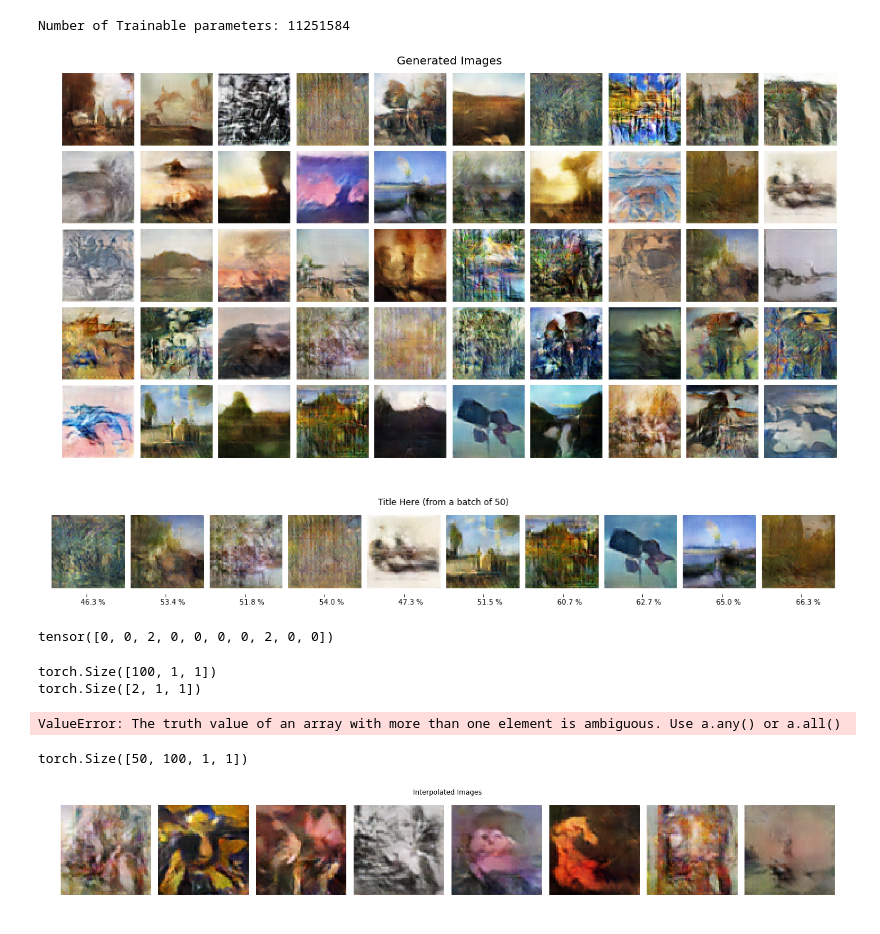
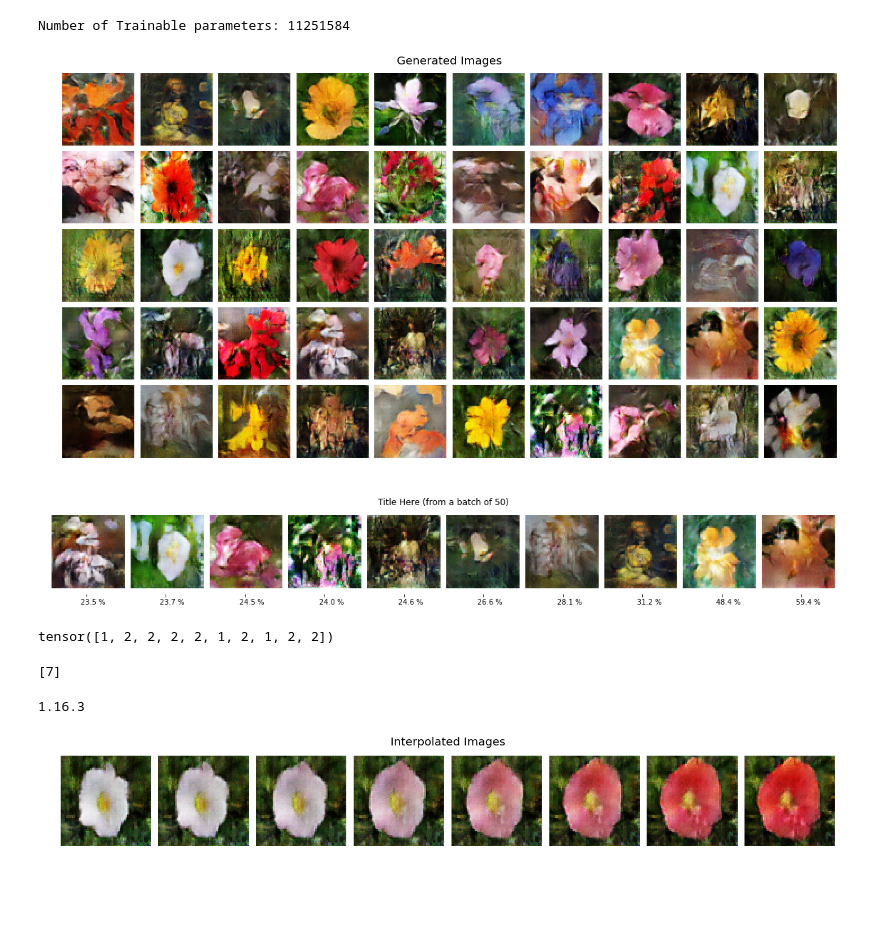
Before and after one commit to mvhel/GANasso, a Jupyter notebook: ACGAN.ipynb, the cells around one changed output. Cells and saved outputs as stored; diff of their text form; code cells hidden in the pictures; blank space fills up the shorter version.

```diff
--- a/ACGAN.ipynb
+++ b/ACGAN.ipynb
@@ -520,7 +520,7 @@ for epoch in range(num_epochs):
             ax.plot(D_losses,label="D")
             plt.xlabel("iterations")
             plt.ylabel("Loss")
-            plt.legend()
+            #plt.legend()
             ax = axs[2]
             plot_grad_flow1(G.named_parameters()) # Plotting the gradient flow of the generator.
             plt.show()
@@ -559,35 +559,35 @@ onehot = torch.zeros(num_labels, num_labels)
 onehot = onehot.scatter_(1, torch.LongTensor([range(num_labels)]).view(num_labels,1), 1).view(num_labels, num_labels, 1, 1)
 batch_size = 50
 
 G.eval()
 
 
 
 
 z = torch.randn((batch_size, 100, 1, 1))
 z = Variable(z.to(DEVICE))
 
 
 
 for i in range(1):
 
-    y_rand = torch.ones(batch_size,1).type(torch.LongTensor).squeeze() * 0 # specific label
+    y_rand = torch.ones(batch_size,1).type(torch.LongTensor).squeeze() * 2 # specific label
     y_label = onehot[y_rand]
     y_label = Variable(y_label.to(DEVICE))
 
 
 
 
     with torch.no_grad():
         fake_images = G(z,y_label).detach().cpu()
 
     plt.figure(figsize=(25,25))
     plt.axis("off")
     plt.title("Generated Images",FontSize=20)
     plt.imshow(np.transpose(vutils.make_grid(fake_images.to(DEVICE), padding=5,pad_value = 1, nrow = 10, normalize=True).cpu(),(1,2,0)))
     plt.show()
 # %% [output]
-[figure, old version]
+[figure, new version]
 # %%
 # Passing the images to discriminator:
 
@@ -617,55 +617,53 @@ plt.show()
 
 print(np.argmax(predictions_label[ind].exp(),axis=1))
 # %% [output]
-[figure, old version]
+[figure, new version]
-tensor([0, 0, 2, 0, 0, 0, 0, 2, 0, 0])
+tensor([1, 2, 2, 2, 2, 1, 2, 1, 2, 2])
-# %%
-k = 8
-print(z[0].shape)
-print(z[9][0:2].shape)
-
-interpolations = np.linspace(z[0][:2].view(1,-1),z[9][:2].view(1,-1),num=k)
-print(interpolations)
-# %% [output]
-torch.Size([100, 1, 1])
-torch.Size([2, 1, 1])
-ValueError: The truth value of an array with more than one element is ambiguous. Use a.any() or a.all()
+# %%
+print([i for i in range(7,8)])
+# %% [output]
+[7]
 # %%
+print(np.__version__)
+# interpolation works only on numpy version 1.16.3
+# This implementation is not very flexible, but it works
 k = 8
-print(z.shape)
-interpolations = np.linspace(z[0].cpu().view(-1),z[9].cpu().view(-1),num=k)
-new_noise = torch.tensor(c).to(DEVICE)
+
+ind1 = np.array([45,46]) # Add here indices of the images you want to use for interpolation
+interpolations = np.linspace(z[ind1[0]].cpu().view(-1),z[ind1[1]].cpu().view(-1),num=k)
+
+new_noise = torch.tensor(interpolations).to(DEVICE)
 new_noise = new_noise.view(k,100,1,1).to(DEVICE)
 new_label = torch.zeros(k,num_labels,1,1).to(DEVICE)
+
 for i in range(k):
     #Manually setting the correct label for generated images
-    new_label[i][0] = 0
+    new_label[i][2] = 1 # its the new labels second index !!!
+
+z = torch.randn((batch_size, 100, 1, 1)) # Creating new noise, this removes the older images, so cant run this twice.
+z = Variable(z.to(DEVICE))
+
+y_rand = torch.ones(batch_size,1).type(torch.LongTensor).squeeze() * 2 # specific label
+y_label = onehot[y_rand]
+y_label = Variable(y_label.to(DEVICE))
 
 
-
-
-
-z = torch.randn((batch_size, 100, 1, 1))
-z = Variable(z.to(DEVICE))
-y_rand = (torch.rand(batch_size, 1) * num_labels).type(torch.LongTensor).squeeze()
-y_rand = torch.ones(batch_size,1).type(torch.LongTensor).squeeze() * 0 # specific label
-y_lab = onehot[y_rand]
-y_lab = Variable(y_lab.to(DEVICE))
-
-# Voisi taas tehdä järkevämmin, mutta pitäisi muokata generaattoria
+# Adding the interpolated noises to the normal noise vector
 y_lab[:k] = new_label
 z[:k] = new_noise
 G.eval()
+
 with torch.no_grad():
-    inter_images = G(z,y_lab).detach().cpu()
+    fake_images = G(z,y_lab).detach().cpu() # Creating new images where index :k has the interpolations.
+
 plt.figure(figsize=(25,25))
 plt.axis("off")
-plt.title("Interpolated Images")
-plt.imshow(np.transpose(vutils.make_grid(inter_images.to(DEVICE)[:k], padding=5,pad_value = 1, nrow = 9, normalize=True).cpu(),(1,2,0)))
+plt.title("Interpolated Images",FontSize=20)
+plt.imshow(np.transpose(vutils.make_grid(fake_images.to(DEVICE)[:k], padding=5,pad_value = 1, nrow = 9, normalize=True).cpu(),(1,2,0)))
 plt.show()
 # %% [output]
-torch.Size([50, 100, 1, 1])
+1.16.3
-[figure, old version]
+[figure, new version]
 # %%
 import scipy.spatial.distance as scp
 dataset = []
```
Also changed, not shown: parts of 4 cells of this notebook.
